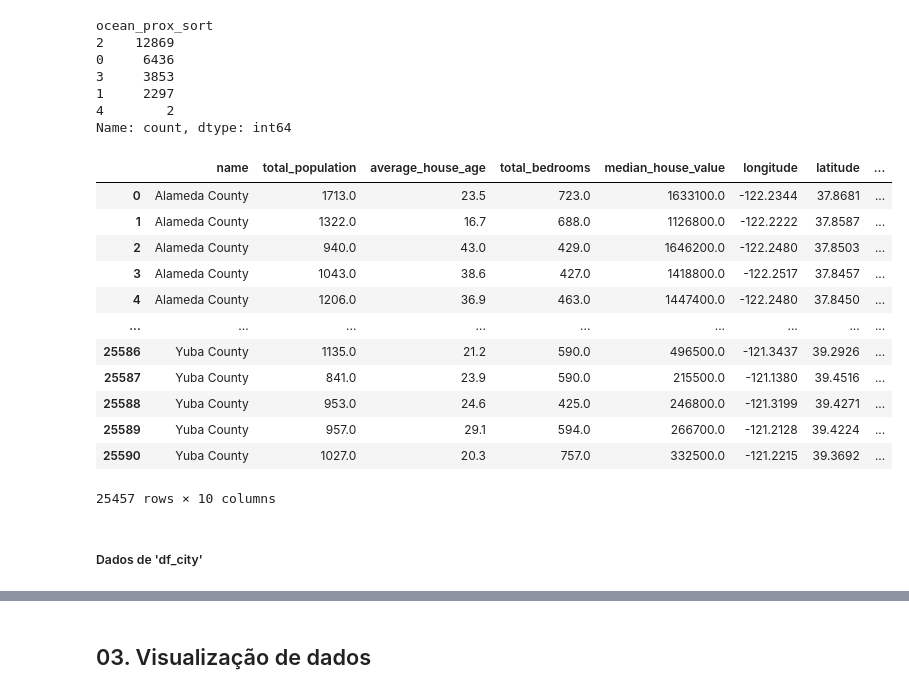
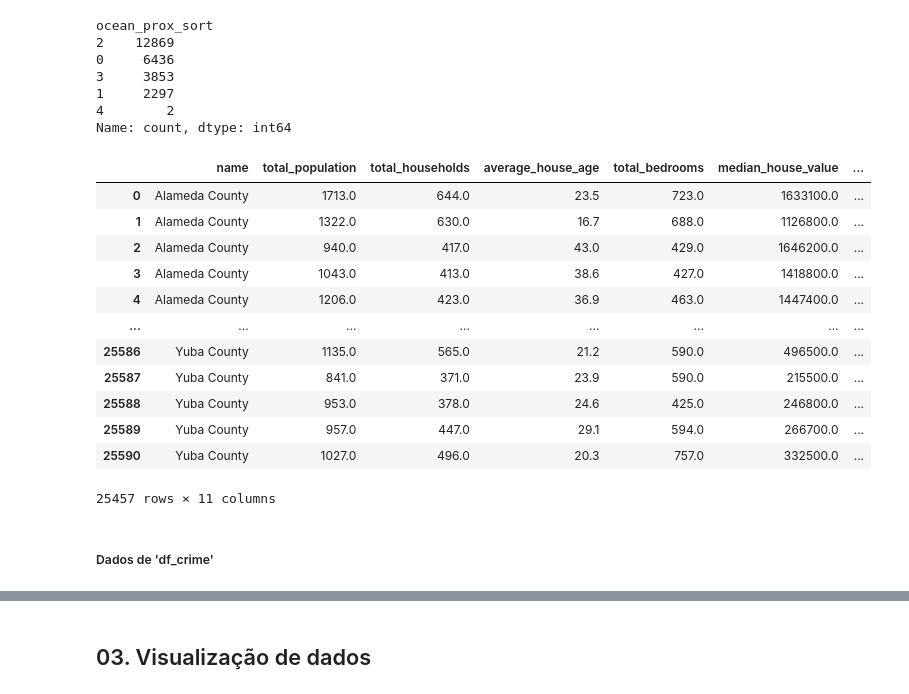
Before and after one commit to christhiangoncalves/Calculo_de_Preco_Casas_California, a Jupyter notebook: California_house_Price.ipynb, the cells around one changed output, grey strips where cells are left out. Drawn from its saved outputs; the diff is of its cells as text; code cells hidden in the pictures.

```diff
--- a/California_house_Price.ipynb
+++ b/California_house_Price.ipynb
@@ -248,29 +248,28 @@ Name: count, dtype: int64
 # %%
 #Para normalizar os dados é realizado a média de quartos por familia, para trazer informação util
 df_house['total_rooms_/_total_households'] = df_house['total_rooms'] /df_house['total_households']
 
 #Para normalizar os dados é realizado a média da renda familiar por por familia
 df_house['household_income'] = df_house['average_household_income'] /df_house['total_households']
 #Excluir colunas não relevantes
 del df_house['total_rooms']
-del df_house['total_households']
 del df_house['ocean_proximity']
 del df_house['average_household_income']
 df_house
 # %% [output]
-|  | name | total_population | average_house_age | total_bedrooms | median_house_value | longitude | latitude | ... |
-| 0 | Alameda County | 1713.0 | 23.5 | 723.0 | 1633100.0 | -122.2344 | 37.8681 | ... |
-| 1 | Alameda County | 1322.0 | 16.7 | 688.0 | 1126800.0 | -122.2222 | 37.8587 | ... |
-| 2 | Alameda County | 940.0 | 43.0 | 429.0 | 1646200.0 | -122.2480 | 37.8503 | ... |
-| 3 | Alameda County | 1043.0 | 38.6 | 427.0 | 1418800.0 | -122.2517 | 37.8457 | ... |
-| 4 | Alameda County | 1206.0 | 36.9 | 463.0 | 1447400.0 | -122.2480 | 37.8450 | ... |
-| ... | ... | ... | ... | ... | ... | ... | ... | ... |
-| 25586 | Yuba County | 1135.0 | 21.2 | 590.0 | 496500.0 | -121.3437 | 39.2926 | ... |
-| 25587 | Yuba County | 841.0 | 23.9 | 590.0 | 215500.0 | -121.1380 | 39.4516 | ... |
-| 25588 | Yuba County | 953.0 | 24.6 | 425.0 | 246800.0 | -121.3199 | 39.4271 | ... |
-| 25589 | Yuba County | 957.0 | 29.1 | 594.0 | 266700.0 | -121.2128 | 39.4224 | ... |
-| 25590 | Yuba County | 1027.0 | 20.3 | 757.0 | 332500.0 | -121.2215 | 39.3692 | ... |
+|  | name | total_population | total_households | average_house_age | total_bedrooms | median_house_value | ... |
+| 0 | Alameda County | 1713.0 | 644.0 | 23.5 | 723.0 | 1633100.0 | ... |
+| 1 | Alameda County | 1322.0 | 630.0 | 16.7 | 688.0 | 1126800.0 | ... |
+| 2 | Alameda County | 940.0 | 417.0 | 43.0 | 429.0 | 1646200.0 | ... |
+| 3 | Alameda County | 1043.0 | 413.0 | 38.6 | 427.0 | 1418800.0 | ... |
+| 4 | Alameda County | 1206.0 | 423.0 | 36.9 | 463.0 | 1447400.0 | ... |
+| ... | ... | ... | ... | ... | ... | ... | ... |
+| 25586 | Yuba County | 1135.0 | 565.0 | 21.2 | 590.0 | 496500.0 | ... |
+| 25587 | Yuba County | 841.0 | 371.0 | 23.9 | 590.0 | 215500.0 | ... |
+| 25588 | Yuba County | 953.0 | 378.0 | 24.6 | 425.0 | 246800.0 | ... |
+| 25589 | Yuba County | 957.0 | 447.0 | 29.1 | 594.0 | 266700.0 | ... |
+| 25590 | Yuba County | 1027.0 | 496.0 | 20.3 | 757.0 | 332500.0 | ... |
-25457 rows × 10 columns
+25457 rows × 11 columns
 # %% [markdown]
-##### Dados de 'df_city'
+##### Dados de 'df_crime'
 # %%
```
Also changed, not shown: parts of 18 cells of this notebook.
